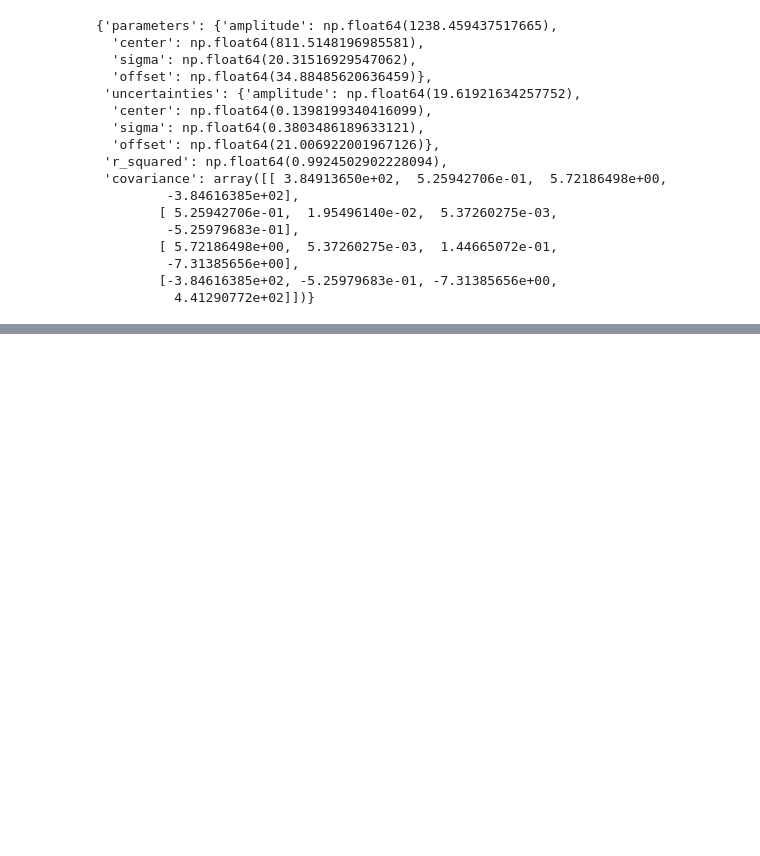
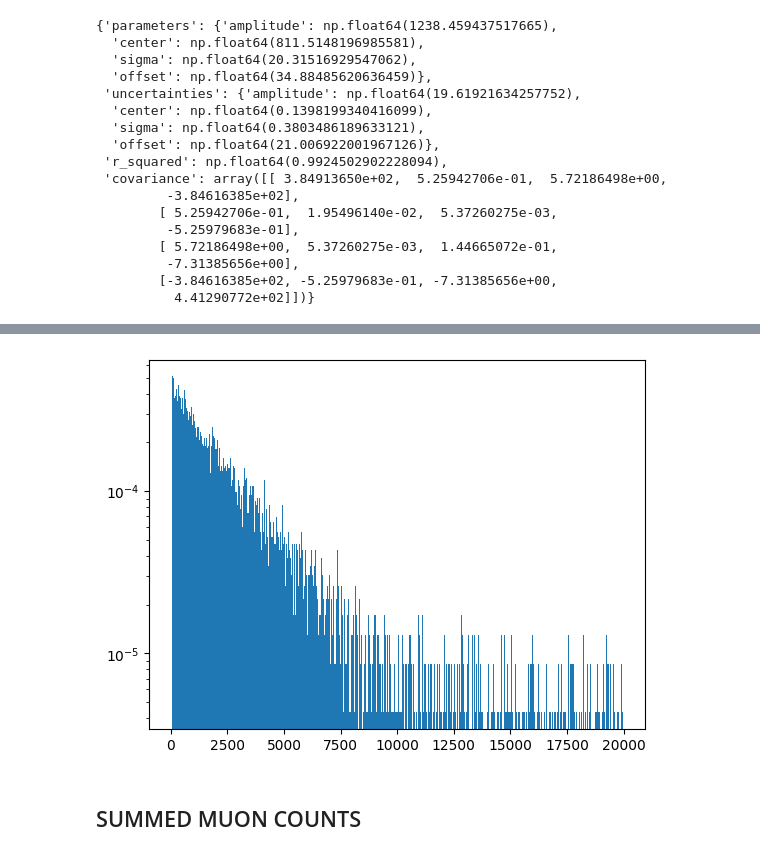
Before and after one commit to Confusedphoton/PHY---PNMR, a Jupyter notebook: gamma_muon.ipynb, the cells around one changed output, grey strips where cells are left out. Cells and saved outputs as stored; diff of their text form; code cells hidden in the pictures; blank space fills up the shorter version.

```diff
--- a/gamma_muon.ipynb
+++ b/gamma_muon.ipynb
@@ -171,0 +271,3 @@ R² value:   0.992450
+# %%
+decays = muon_data.loc[muon_data.iloc[:,0] < 20_000]
+decays
@@ -171,0 +288,7 @@ R² value:   0.992450
+# %%
+plt.hist(decays.iloc[:, 0], bins = 1000, density=True)
+plt.yscale('log')
+# %% [output]
+[figure, added]
+# %% [markdown]
+## SUMMED MUON COUNTS
```
Also changed, not shown: parts of 11 cells of this notebook, 1 other file.
